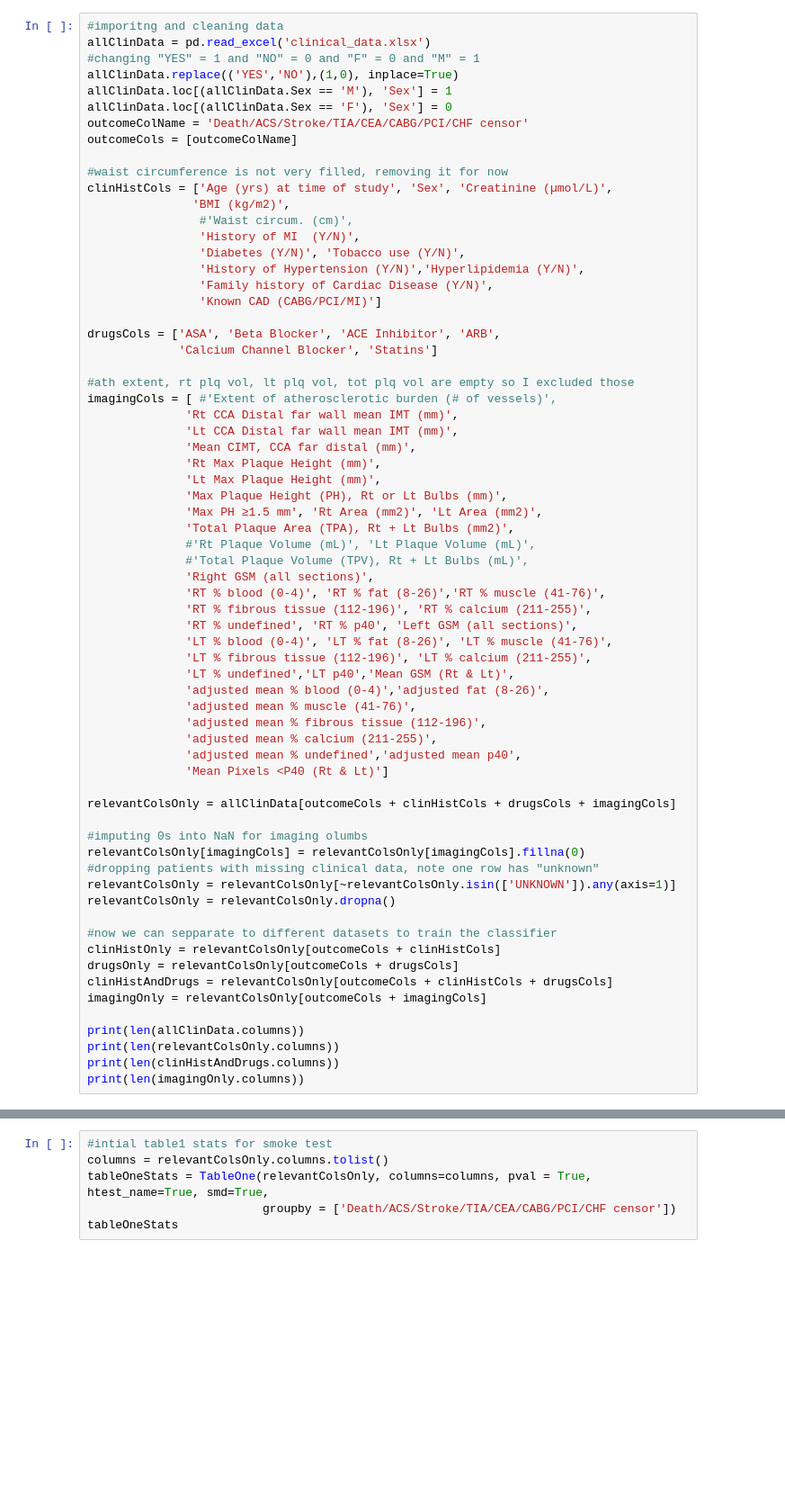
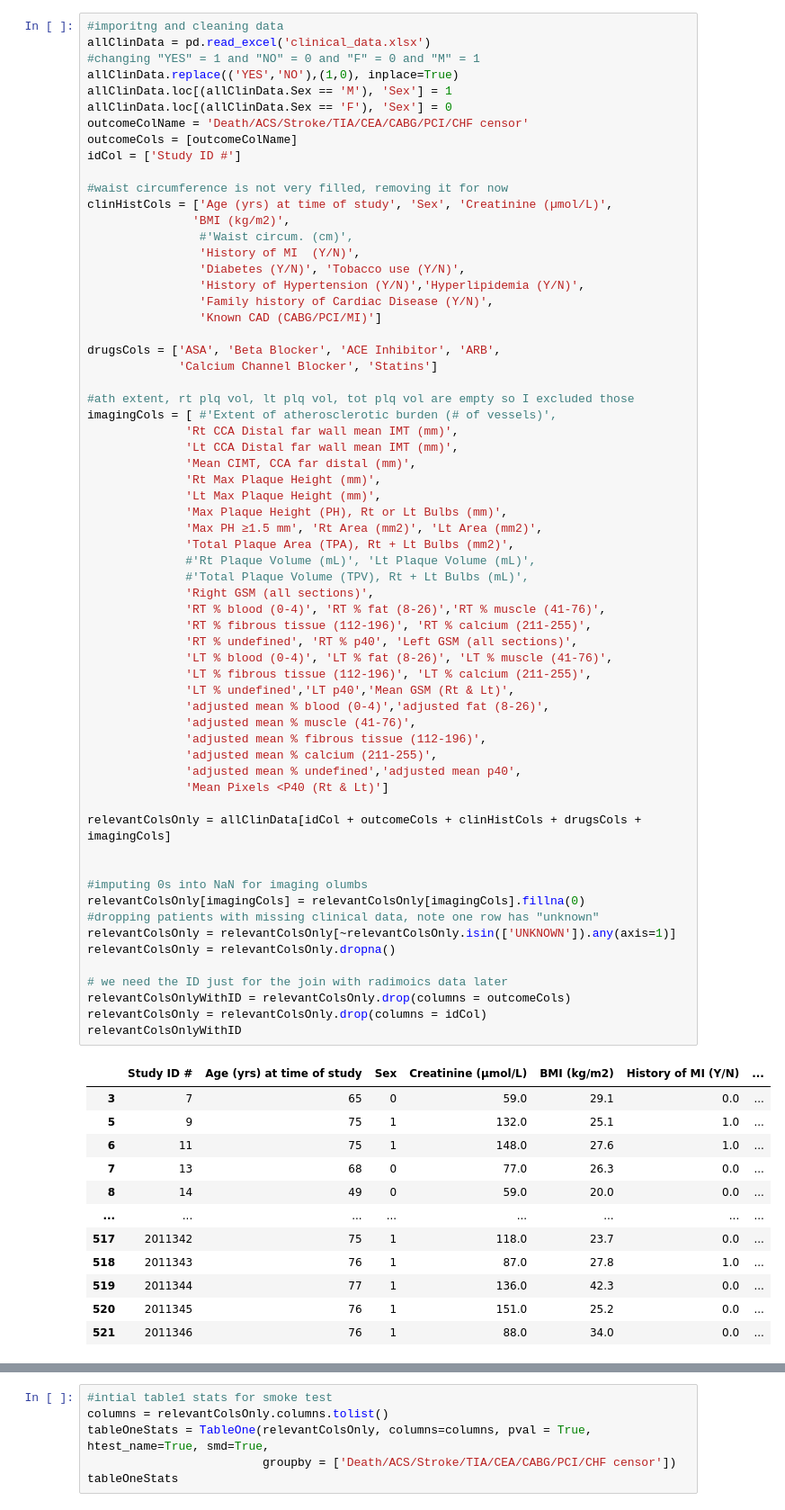
Before and after one commit to ricky-hu/carotid, a Jupyter notebook: classifier.ipynb, the cells around one changed output, grey strips where cells are left out. Shown at 90% size. Drawn from its saved outputs; the diff is of its cells as text; blank space fills up the shorter version.

```diff
--- a/classifier.ipynb
+++ b/classifier.ipynb
@@ -72,6 +55,7 @@ allClinData.loc[(allClinData.Sex == 'M'), 'Sex'] = 1
 allClinData.loc[(allClinData.Sex == 'F'), 'Sex'] = 0
 outcomeColName = 'Death/ACS/Stroke/TIA/CEA/CABG/PCI/CHF censor'
 outcomeCols = [outcomeColName]
+idCol = ['Study ID #']
 
 #waist circumference is not very filled, removing it for now
 clinHistCols = ['Age (yrs) at time of study', 'Sex', 'Creatinine (µmol/L)',
@@ -93,41 +77,48 @@ imagingCols = [ #'Extent of atherosclerotic burden (# of vessels)',
               'Mean CIMT, CCA far distal (mm)',
               'Rt Max Plaque Height (mm)',
               'Lt Max Plaque Height (mm)',
               'Max Plaque Height (PH), Rt or Lt Bulbs (mm)',
               'Max PH ≥1.5 mm', 'Rt Area (mm2)', 'Lt Area (mm2)',
               'Total Plaque Area (TPA), Rt + Lt Bulbs (mm2)',
               #'Rt Plaque Volume (mL)', 'Lt Plaque Volume (mL)',
               #'Total Plaque Volume (TPV), Rt + Lt Bulbs (mL)',
               'Right GSM (all sections)',
               'RT % blood (0-4)', 'RT % fat (8-26)','RT % muscle (41-76)',
               'RT % fibrous tissue (112-196)', 'RT % calcium (211-255)',
               'RT % undefined', 'RT % p40', 'Left GSM (all sections)',
               'LT % blood (0-4)', 'LT % fat (8-26)', 'LT % muscle (41-76)',
               'LT % fibrous tissue (112-196)', 'LT % calcium (211-255)',
               'LT % undefined','LT p40','Mean GSM (Rt & Lt)',
               'adjusted mean % blood (0-4)','adjusted fat (8-26)',
               'adjusted mean % muscle (41-76)',
               'adjusted mean % fibrous tissue (112-196)',
               'adjusted mean % calcium (211-255)',
               'adjusted mean % undefined','adjusted mean p40',
               'Mean Pixels <P40 (Rt & Lt)']
 
-relevantColsOnly = allClinData[outcomeCols + clinHistCols + drugsCols + imagingCols]
+relevantColsOnly = allClinData[idCol + outcomeCols + clinHistCols + drugsCols + imagingCols]
+
 
 #imputing 0s into NaN for imaging olumbs
 relevantColsOnly[imagingCols] = relevantColsOnly[imagingCols].fillna(0)
 #dropping patients with missing clinical data, note one row has "unknown"
 relevantColsOnly = relevantColsOnly[~relevantColsOnly.isin(['UNKNOWN']).any(axis=1)]
 relevantColsOnly = relevantColsOnly.dropna()
 
-#now we can sepparate to different datasets to train the classifier
-clinHistOnly = relevantColsOnly[outcomeCols + clinHistCols]
-drugsOnly = relevantColsOnly[outcomeCols + drugsCols]
-clinHistAndDrugs = relevantColsOnly[outcomeCols + clinHistCols + drugsCols]
-imagingOnly = relevantColsOnly[outcomeCols + imagingCols]
-
-print(len(allClinData.columns))
-print(len(relevantColsOnly.columns))
-print(len(clinHistAndDrugs.columns))
-print(len(imagingOnly.columns))
+# we need the ID just for the join with radimoics data later
+relevantColsOnlyWithID = relevantColsOnly.drop(columns = outcomeCols)
+relevantColsOnly = relevantColsOnly.drop(columns = idCol)
+relevantColsOnlyWithID
 # %% [output]
+|  | Study ID # | Age (yrs) at time of study | Sex | Creatinine (µmol/L) | BMI (kg/m2) | History of MI (Y/N) | ... |
+| 3 | 7 | 65 | 0 | 59.0 | 29.1 | 0.0 | ... |
+| 5 | 9 | 75 | 1 | 132.0 | 25.1 | 1.0 | ... |
+| 6 | 11 | 75 | 1 | 148.0 | 27.6 | 1.0 | ... |
+| 7 | 13 | 68 | 0 | 77.0 | 26.3 | 0.0 | ... |
+| 8 | 14 | 49 | 0 | 59.0 | 20.0 | 0.0 | ... |
+| ... | ... | ... | ... | ... | ... | ... | ... |
+| 517 | 2011342 | 75 | 1 | 118.0 | 23.7 | 0.0 | ... |
+| 518 | 2011343 | 76 | 1 | 87.0 | 27.8 | 1.0 | ... |
+| 519 | 2011344 | 77 | 1 | 136.0 | 42.3 | 0.0 | ... |
+| 520 | 2011345 | 76 | 1 | 151.0 | 25.2 | 0.0 | ... |
+| 521 | 2011346 | 76 | 1 | 88.0 | 34.0 | 0.0 | ... |
```
Also changed, not shown: parts of 7 cells of this notebook, 3 other files.
